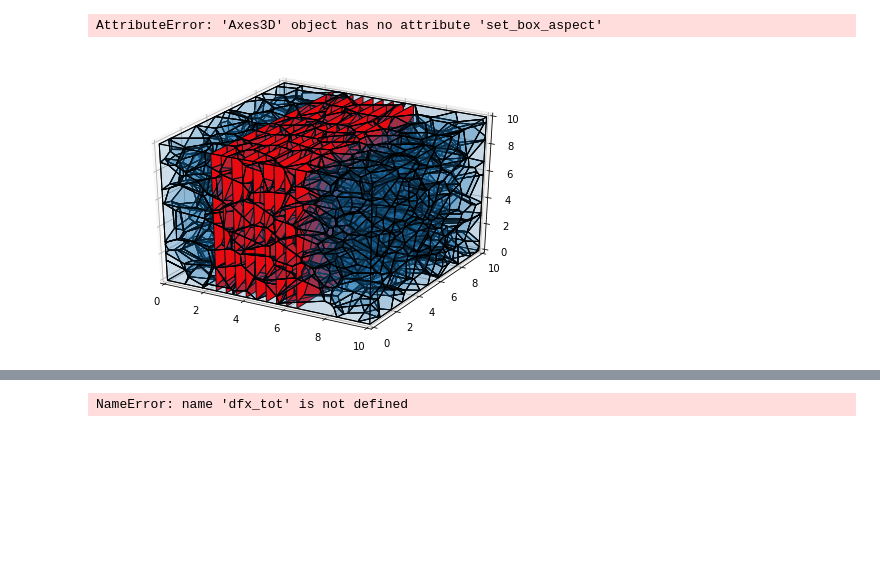
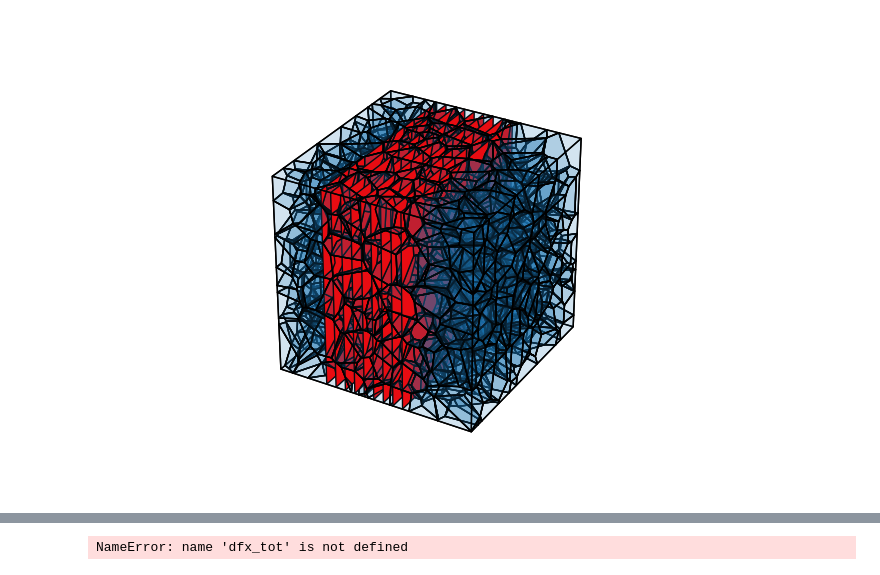
Before and after one commit to siroj99/Master_thesis, a Jupyter notebook: code/Poisson-Voronoi_simulation-SCALING(1).ipynb, the cells around one changed output, grey strips where cells are left out. Drawn from its saved outputs; the diff is of its cells as text; code cells hidden in the pictures; blank space fills up the shorter version.

```diff
--- a/code/Poisson-Voronoi_simulation-SCALING(1).ipynb
+++ b/code/Poisson-Voronoi_simulation-SCALING(1).ipynb
@@ -21,7 +28,7 @@ s10=s/10
 #######Generate 3D Voronoi###########
 pycells=pyvoro.compute_voronoi(
 s, # point positions
-[[0.0, 10.0], [0.0, 10.0], [0.0, 10.0]], # limits
+domain, # limits
 10.0, # block size
 # particle radii -- optional, and keyword-compatible arg.
 )
@@ -34,14 +41,15 @@ s10, # point positions
 )
 # %%
 ######Taking 9 cross-sections#####
+
 coeffs =  np.array([5.0, 0.0, 0.0])
-r1=np.arange(3.0, 7.0, 0.5).tolist()
-cross_section_tot=[vs.compute_cross_section(pycells, coeffs, np.array([2.5, 5.0, 10.0]))]
-for x in range(0,8):
- cross_section_tot+= [vs.compute_cross_section(pycells, coeffs, np.array([r1[x], 5.0, 10.0]))]
+r1=np.arange(2.5, 7.0, 0.5).tolist()
+cross_section_tot = []
+for x in range(len(r1)):
+ cross_section_tot += [vs.compute_cross_section(coeffs=coeffs, offset = np.array([r1[x], 5.0, 10.0]), points = s, domain=domain, weights = weights)]
 # %%
 coeffs10 = np.array([0.5, 0.0, 0.0])
-r1=np.arange(0.3, 0.7, 0.05).tolist()
-cross_section_tot10=[vs.compute_cross_section(pycells10, coeffs10, np.array([0.25, 0.5, 1.0]))]
-for x in range(0,8):
- cross_section_tot10+= [vs.compute_cross_section(pycells10, coeffs10, np.array([r1[x], 0.5, 1.0]))]
+r1=np.arange(0.25, 0.7, 0.05).tolist()
+cross_section_tot10 = []
+for x in range(len(r1)):
+ cross_section_tot10 += [vs.compute_cross_section(coeffs = coeffs10, offset =np.array([r1[x], 0.5, 1.0]), points = s10, domain=domain10, weights=weights)]
@@ -77,3 +56,21 @@ for j in range(1,8):
+# %%
+#####Taking the centroid of the visible grains in the cross-sections and create data-set#####
+for j in range(8):
+    centroidj = []
+    for i in range(len(cross_section_tot[j]['2d'])):
+        x = [p[0] for p in cross_section_tot[j]['2d'][i]]
+        y = [p[1] for p in cross_section_tot[j]['2d'][i]]
+        centroidj.append((sum(x) / len(cross_section_tot[j]['2d'][i]), sum(y) / len(cross_section_tot[j]['2d'][i])))
+    id_sec=pd.DataFrame([(j+1)*0.1]*len(cross_section_tot[j]['2d']),columns=['id_sec'])
+    id_grains=pd.DataFrame(cross_section_tot[j]['original_indices'],columns=['id_grain'])
+    grain_area=pd.DataFrame(cross_section_tot[j]['areas'],columns=['g_area'])
+    dfj=pd.DataFrame(centroidj,columns=['x','y'])
+    dfj=pd.concat([dfj.reset_index(drop=True), id_sec, id_grains,grain_area], axis=1)
+    if j == 0:
+        dfj_tot = dfj
+    else:
+        dfj_tot=pd.concat([df0,dfj])
+    df0=dfj_tot
 # %%
 df0.to_csv('dfprova1.csv')
 # %%
@@ -107,35 +93,34 @@ for j in range(1,8):
 # %%
 df010.to_csv('dfprova10.csv')
 # %%
-domain = [[0.0, 10.0], [0.0, 10.0], [0.0, 10.0]]
 fig = plt.figure()
-ax = Axes3D(fig)
+# ax = Axes3D(fig)
+ax = fig.add_subplot(111, projection='3d')
 
 for cell_idx, cell in enumerate(pycells):
     for facet_idx, facet in enumerate(cell['faces']):
         idx = np.array(facet['vertices'])
         polygon = m3.art3d.Poly3DCollection([np.array(cell['vertices'])[idx]])
         polygon.set_edgecolor('k')
         polygon.set_alpha(0.1)
         ax.add_collection3d(polygon)
 
-for x in range(0, 9, 1):
+for x in range(9):
     for cell in cross_section_tot[x]['3d']:
         polygon = m3.art3d.Poly3DCollection([cell])
         polygon.set_color("red")
         polygon.set_edgecolor('k')
         ax.add_collection3d(polygon)
 
 
 ax.set_xlim3d(domain[0])
 ax.set_ylim3d(domain[1])
 ax.set_zlim3d(domain[2])
 ax.set_box_aspect((1, 1, 1))
 ax.set_axis_off()
 plt.show(block=False)
 # %% [output]
-AttributeError: 'Axes3D' object has no attribute 'set_box_aspect'
-[figure, old version]
+[figure, new version]
 # %%
 fig2 = plt.figure()
 ax2 = fig2.add_subplot(111)
```
Also changed, not shown: parts of 14 cells of this notebook, 6 other files.
